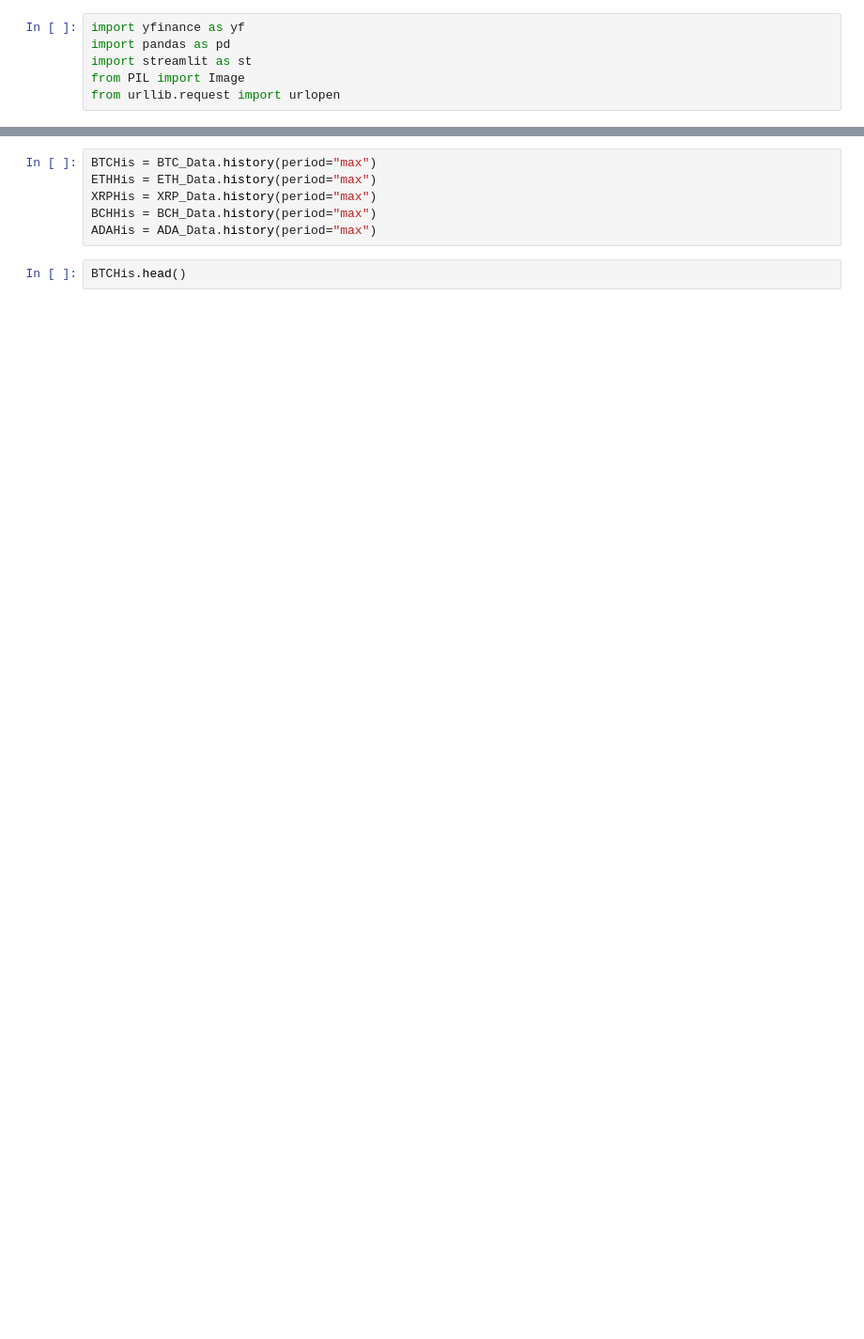
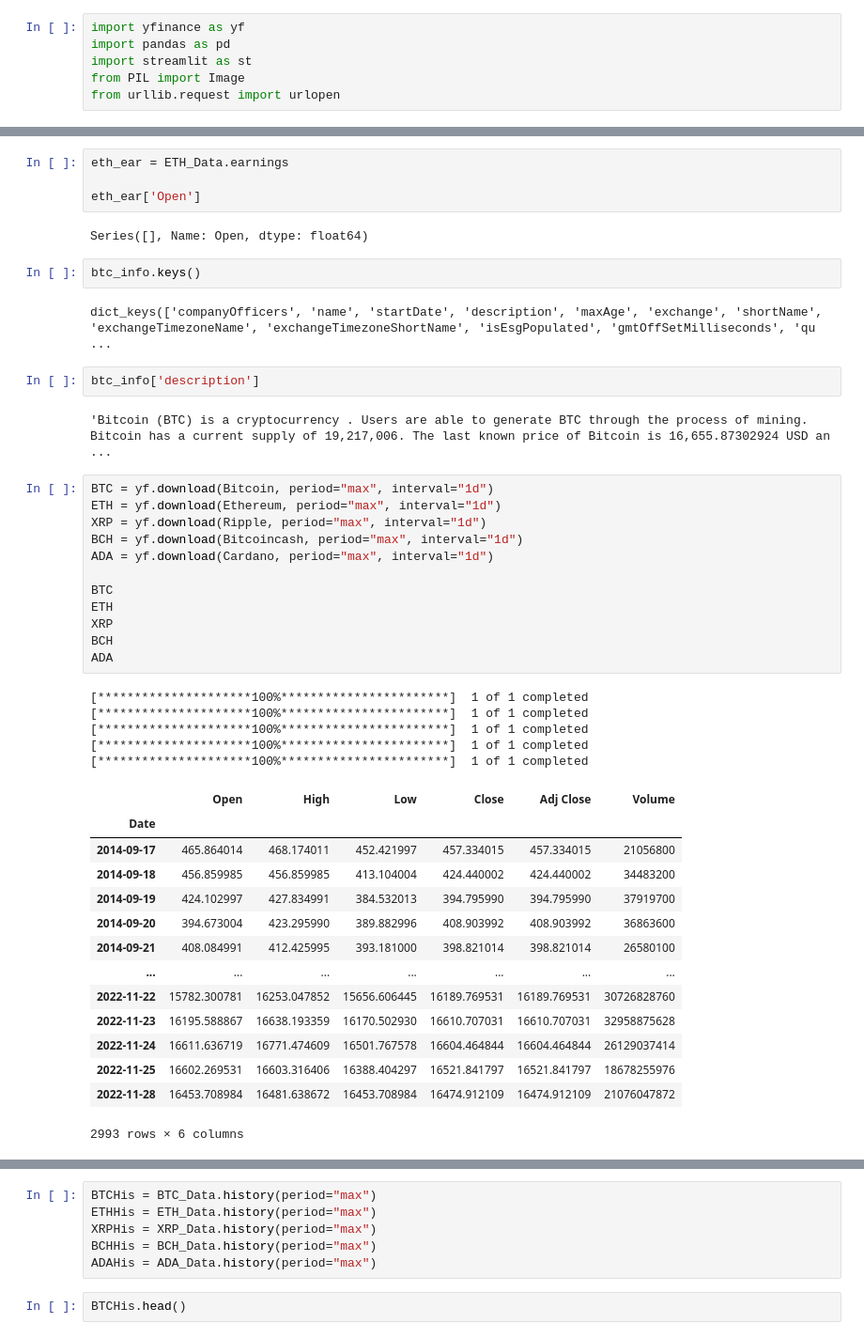
Before and after one commit to Aqui1983/Wallet-Collector-Financial-app-Project-1, a Jupyter notebook: Market-Data-Api.ipynb, the cells around one changed output, grey strips where cells are left out. Shown: that part at 94% size. Cells and saved outputs as stored; diff of their text form; blank space fills up the shorter version.

Commit message:
added API data

```diff
--- a/Market-Data-Api.ipynb
+++ b/Market-Data-Api.ipynb
@@ -35,0 +48,46 @@ ADA_Data = yf.Ticker(Cardano)
+# %%
+eth_ear = ETH_Data.earnings
+
+eth_ear['Open']
+# %% [output]
+Series([], Name: Open, dtype: float64)
+# %%
+btc_info.keys()
+# %% [output]
+dict_keys(['companyOfficers', 'name', 'startDate', 'description', 'maxAge', 'exchange', 'shortName', 'exchangeTimezoneName', 'exchangeTimezoneShortName', 'isEsgPopulated', 'gmtOffSetMilliseconds', 'qu ...
+# %%
+btc_info['description']
+# %% [output]
+'Bitcoin (BTC) is a cryptocurrency . Users are able to generate BTC through the process of mining. Bitcoin has a current supply of 19,217,006. The last known price of Bitcoin is 16,655.87302924 USD an ...
+# %%
+BTC = yf.download(Bitcoin, period="max", interval="1d")
+ETH = yf.download(Ethereum, period="max", interval="1d")
+XRP = yf.download(Ripple, period="max", interval="1d")
+BCH = yf.download(Bitcoincash, period="max", interval="1d")
+ADA = yf.download(Cardano, period="max", interval="1d")
+
+BTC
+ETH
+XRP
+BCH
+ADA
+# %% [output]
+[*********************100%***********************]  1 of 1 completed
+[*********************100%***********************]  1 of 1 completed
+[*********************100%***********************]  1 of 1 completed
+[*********************100%***********************]  1 of 1 completed
+[*********************100%***********************]  1 of 1 completed
+|  | Open | High | Low | Close | Adj Close | Volume |
+| Date |  |  |  |  |  |  |
+| 2014-09-17 | 465.864014 | 468.174011 | 452.421997 | 457.334015 | 457.334015 | 21056800 |
+| 2014-09-18 | 456.859985 | 456.859985 | 413.104004 | 424.440002 | 424.440002 | 34483200 |
+| 2014-09-19 | 424.102997 | 427.834991 | 384.532013 | 394.795990 | 394.795990 | 37919700 |
+| 2014-09-20 | 394.673004 | 423.295990 | 389.882996 | 408.903992 | 408.903992 | 36863600 |
+| 2014-09-21 | 408.084991 | 412.425995 | 393.181000 | 398.821014 | 398.821014 | 26580100 |
+| ... | ... | ... | ... | ... | ... | ... |
+| 2022-11-22 | 15782.300781 | 16253.047852 | 15656.606445 | 16189.769531 | 16189.769531 | 30726828760 |
+| 2022-11-23 | 16195.588867 | 16638.193359 | 16170.502930 | 16610.707031 | 16610.707031 | 32958875628 |
+| 2022-11-24 | 16611.636719 | 16771.474609 | 16501.767578 | 16604.464844 | 16604.464844 | 26129037414 |
+| 2022-11-25 | 16602.269531 | 16603.316406 | 16388.404297 | 16521.841797 | 16521.841797 | 18678255976 |
+| 2022-11-28 | 16453.708984 | 16481.638672 | 16453.708984 | 16474.912109 | 16474.912109 | 21076047872 |
+2993 rows × 6 columns
```
Also changed, not shown: parts of 16 cells of this notebook, 1 other file.
